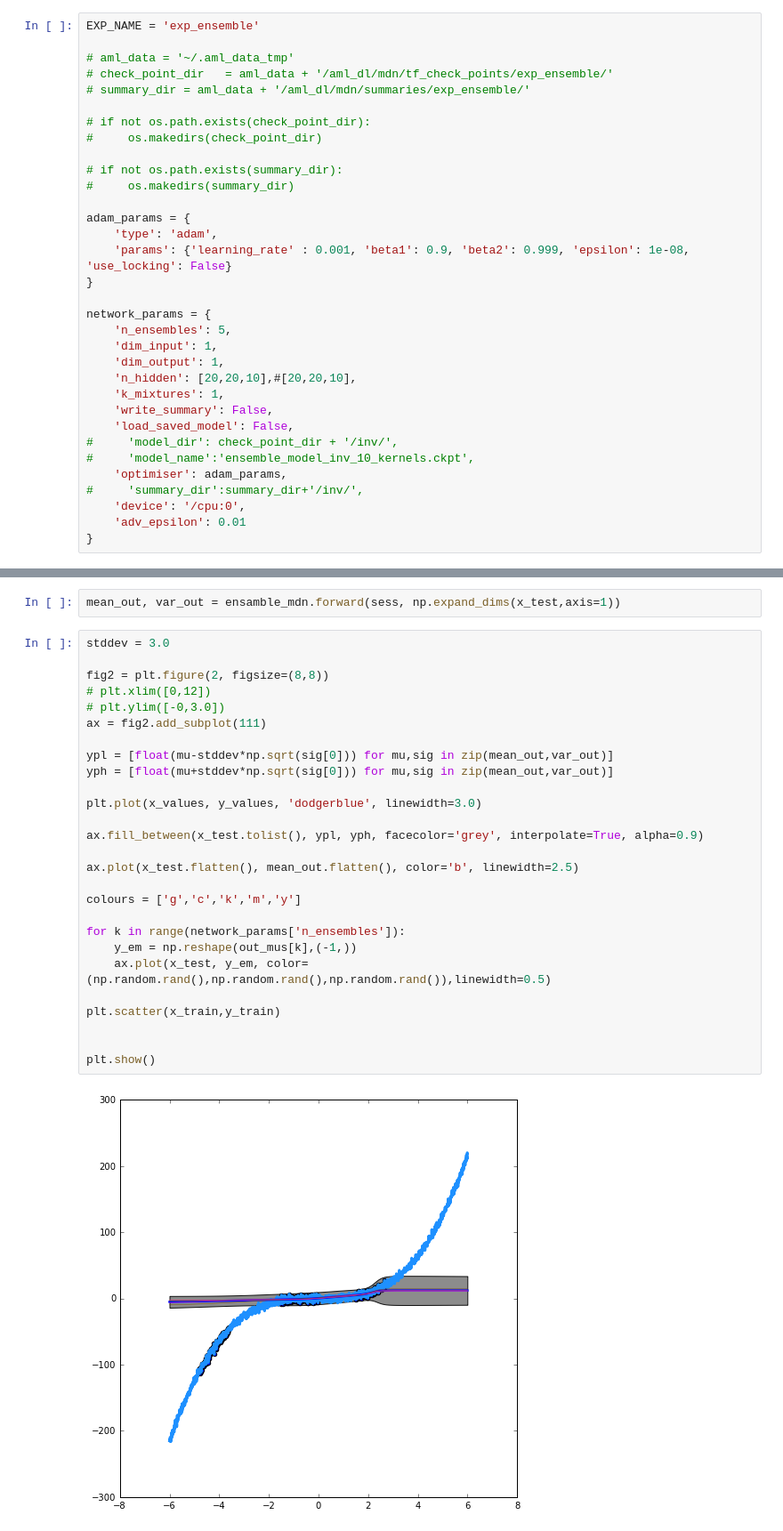
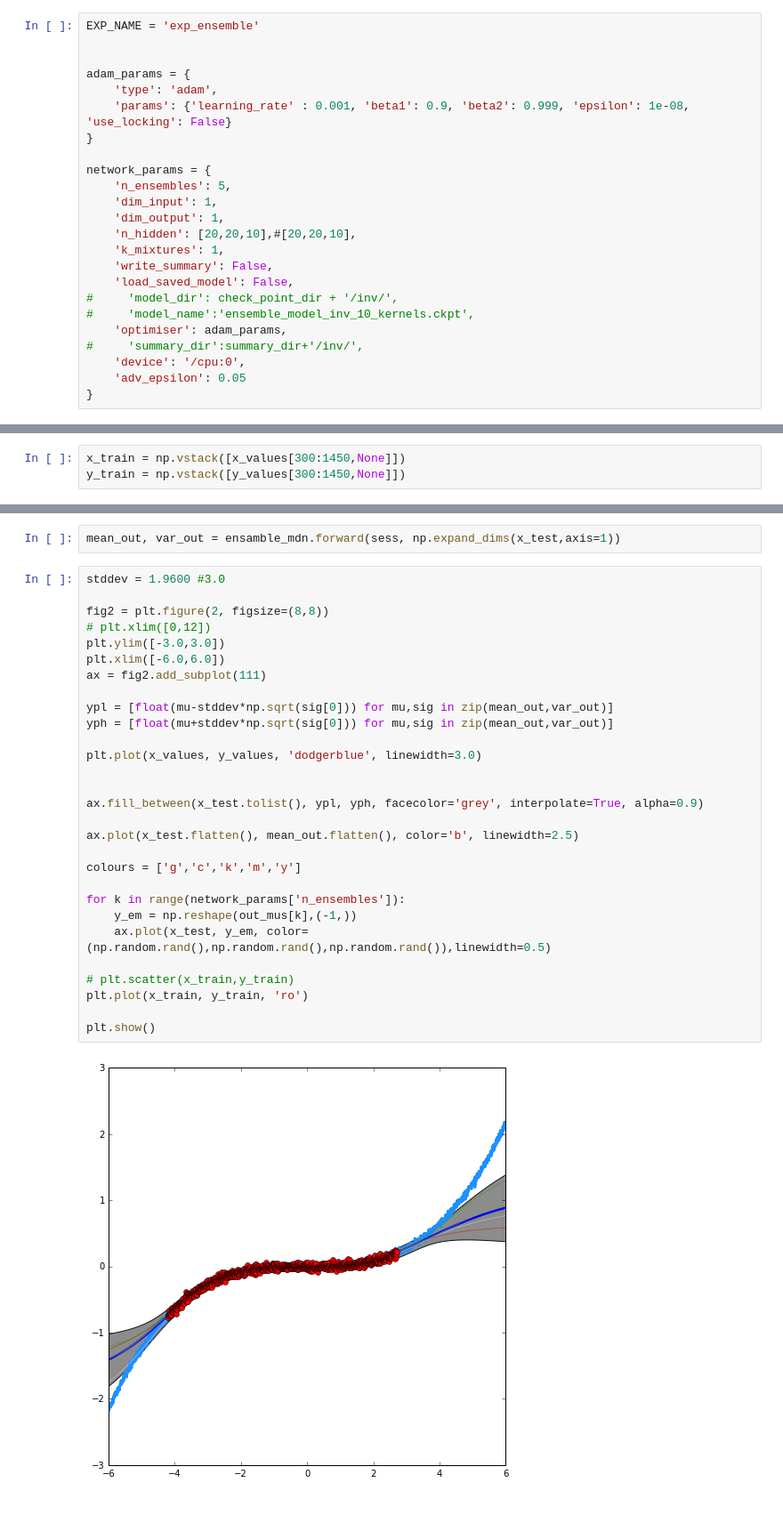
Before and after one commit to eaa3/aml_dl, a Jupyter notebook: src/aml_dl/mdn/notebooks/ensemble_toy_incremental_training_example.ipynb, the cells around one changed output, grey strips where cells are left out. Shown at 89% size. Cells and saved outputs as stored; diff of their text form.

```diff
--- a/src/aml_dl/mdn/notebooks/ensemble_toy_incremental_training_example.ipynb
+++ b/src/aml_dl/mdn/notebooks/ensemble_toy_incremental_training_example.ipynb
@@ -30,15 +33,6 @@ import time
 # %%
 EXP_NAME = 'exp_ensemble'
 
-# aml_data = '~/.aml_data_tmp'
-# check_point_dir   = aml_data + '/aml_dl/mdn/tf_check_points/exp_ensemble/'
-# summary_dir = aml_data + '/aml_dl/mdn/summaries/exp_ensemble/'
-
-# if not os.path.exists(check_point_dir):
-#     os.makedirs(check_point_dir)
-
-# if not os.path.exists(summary_dir):
-#     os.makedirs(summary_dir)
 
 adam_params = {
     'type': 'adam',
@@ -58,7 +52,7 @@ network_params = {
     'optimiser': adam_params,
 #     'summary_dir':summary_dir+'/inv/',
     'device': '/cpu:0',
-    'adv_epsilon': 0.01
+    'adv_epsilon': 0.05
 }
 # %%
 tf.set_random_seed(42)
@@ -201,3 +200,6 @@ y_train = np.vstack([y_values[200:400,None],y_values[750:1000,None],y_values[125
+# %%
+x_train = np.vstack([x_values[300:1450,None]])
+y_train = np.vstack([y_values[300:1450,None]])
 # %%
 for idx in range(x_train.shape[0]):
     gp.update(x_train[idx,:], y_train[idx,:])
@@ -288,31 +292,33 @@ out_pis = ensamble_mdn.run_op(sess, 'pis', np.expand_dims(x_test,axis=1))
 # %%
 mean_out, var_out = ensamble_mdn.forward(sess, np.expand_dims(x_test,axis=1))
 # %%
-stddev = 3.0
+stddev = 1.9600 #3.0
 
 fig2 = plt.figure(2, figsize=(8,8))
 # plt.xlim([0,12])
-# plt.ylim([-0,3.0])
+plt.ylim([-3.0,3.0])
+plt.xlim([-6.0,6.0])
 ax = fig2.add_subplot(111)
 
 ypl = [float(mu-stddev*np.sqrt(sig[0])) for mu,sig in zip(mean_out,var_out)]
 yph = [float(mu+stddev*np.sqrt(sig[0])) for mu,sig in zip(mean_out,var_out)]
 
 plt.plot(x_values, y_values, 'dodgerblue', linewidth=3.0)
+
 
 ax.fill_between(x_test.tolist(), ypl, yph, facecolor='grey', interpolate=True, alpha=0.9)
 
 ax.plot(x_test.flatten(), mean_out.flatten(), color='b', linewidth=2.5)
 
 colours = ['g','c','k','m','y']
 
 for k in range(network_params['n_ensembles']):
     y_em = np.reshape(out_mus[k],(-1,))
     ax.plot(x_test, y_em, color=(np.random.rand(),np.random.rand(),np.random.rand()),linewidth=0.5)
 
-plt.scatter(x_train,y_train)
-
+# plt.scatter(x_train,y_train)
+plt.plot(x_train, y_train, 'ro')
 
 plt.show()
 # %% [output]
-[figure, old version]
+[figure, new version]
```
Also changed, not shown: parts of 9 cells of this notebook.
